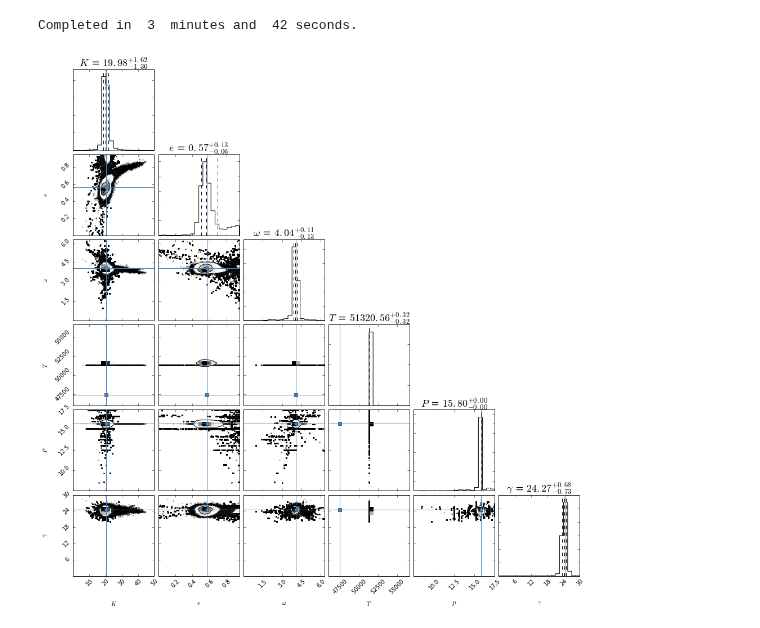
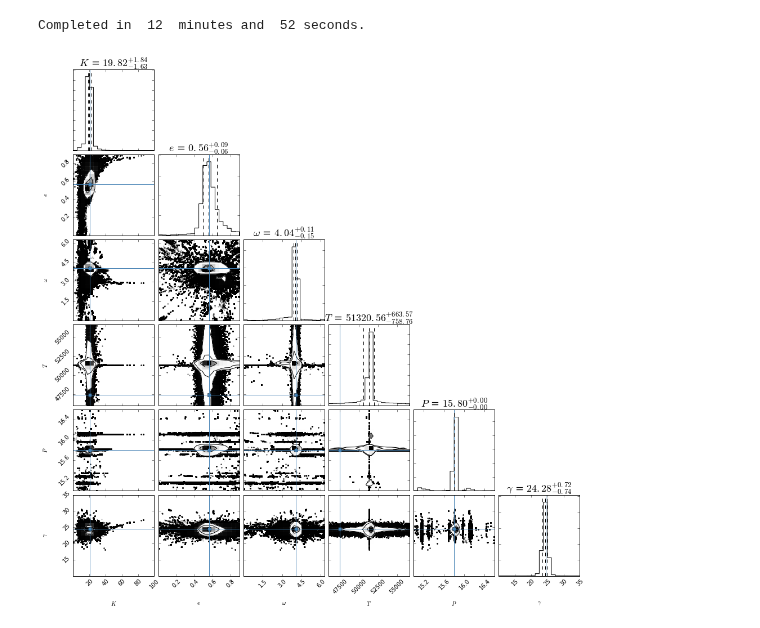
Before and after one commit to jacob-i-skinner/Orbit-Fitting, a Jupyter notebook: emcee stuff.ipynb, the cells around one changed output. Saved outputs shown, nothing was run; the diff lists cells and outputs as text; code cells hidden in the pictures.

```diff
--- a/emcee stuff.ipynb
+++ b/emcee stuff.ipynb
@@ -23,6 +23,7 @@ massRatio   = f.massRatio
 adjustment  = f.adjustment
 RV          = f.RV
 residuals   = f.residuals
+constraints = f.constraints
 
 for i in range(0, len(JD)-1):
     if np.isnan(system[i][1]):
@@ -35,73 +36,74 @@ for i in range(0, len(JD)-1):
         break
 
 mass_ratio = 0.898896068135
-Period = 15.8045
 
-#this function is a slighty tweaked version of the plotter function, designed to play nicely with
-#scipy's curvefit function. Used for an initial estimate of the parameters, from the primary data
-def alteredRV(x, K, e, w, T, P, y): #function generates RV values plot from given parameters
-    M = (2*np.pi/P)*(x-T) #Mean Anomaly is a function of time
-    E1 = M + e*np.sin(M) + ((e**2)*np.sin(2*M)/2) #Eccentric Anomaly is a function of Mean Anomaly
-    while True: #iteratively refines estimate of E1 from initial estimate
-        E0 = E1
-        M0 = E0 - e*np.sin(E0)
-        E1 = E0 +(M-M0)/(1-e*np.cos(E0))
-        if np.amax(E1-E0) < 1E-9:
-            break
-    nu = 2*np.arctan(np.sqrt((1 + e)/(1 - e))*np.tan(E1/2)) #True Anomaly is a function of Eccentric anomaly
-    p = ((K)*(np.cos(nu+w) + (e*np.cos(w)))+y)
-    return p
+lower_bounds = [0, 0, 0, JD[0], 15, 10]
+upper_bounds = [100, 0.9, 2*np.pi, JD[-1], 16.6, 35]
 
-initial_guess, cov = curve_fit(alteredRV, JDp, np.asarray(RVp),
-                            bounds=([0, 0, 0, JD[0], 15, 10], [200, 0.9, 2*np.pi, JD[-1], 16.6, 35]))
+
+def initialGuess(lower, upper):
+    def alteredRV(x, K, e, w, T, P, y): #function generates RV values plot from given parameters
+        M = (2*np.pi/P)*(x-T) #Mean Anomaly is a function of time
+        E1 = M + e*np.sin(M) + ((e**2)*np.sin(2*M)/2) #Eccentric Anomaly is a function of Mean Anomaly
+        while True: #iteratively refines estimate of E1 from initial estimate
+            E0 = E1
+            M0 = E0 - e*np.sin(E0)
+            E1 = E0 +(M-M0)/(1-e*np.cos(E0))
+            if np.amax(E1-E0) < 1E-9:
+                break
+        nu = 2*np.arctan(np.sqrt((1 + e)/(1 - e))*np.tan(E1/2)) #True Anomaly is a function of Eccentric anomaly
+        p = ((K)*(np.cos(nu+w) + (e*np.cos(w)))+y)
+        return p
+    return curve_fit(alteredRV, JDp, np.asarray(RVp), bounds=(lower, upper))[0]
+
+initial_guess = initialGuess(lower_bounds, upper_bounds)
 
 def likelihood(parameters, mass_ratio, primary, secondary):
     r = np.sqrt(sum((np.asarray(primary)-RV(JDp, mass_ratio, parameters)[0])**2)
         +sum((np.asarray(secondary)-RV(JDs, mass_ratio, parameters)[1])**2))
     return -r
 
-def constraints(parameters):
-    K, e, w, T, P, y = parameters[0], parameters[1], parameters[2], parameters[3], parameters[4], parameters[5]
-    if  0 < K < 50 and 0 < e < 0.95 and 0 < w < 2*np.pi and JD[0] < T < JD[-1] and 7.5 < P < 17.5 and 0 < y < 30:
-        return 0
-    return -np.inf
-
-def probability(initial_guess, mass_ratio, RVp, RVs):
-    con = constraints(initial_guess)
+#function is poorly named, returns the negative infinity if parameters lie outside contraints, otherwise
+#returns the output from residuals()
+def probability(initial_guess, mass_ratio, RVp, RVs, lower, upper):
+    con = constraints(initial_guess, lower, upper)
     if not np.isfinite(con):
         return -np.inf
     return con + likelihood(initial_guess, mass_ratio, RVp, RVs)
 
 #set dimensionality and walker number
-ndim, nwalkers = 6, 400
+ndim, nwalkers, nsteps = 6, 1000, 20000
 
 #initialize walkers
-pos = [initial_guess + 0.1*np.random.randn(ndim) for i in range(nwalkers)]
+position = [initial_guess + 0.1*np.random.randn(ndim) for i in range(nwalkers)]
 
-#for j in range(0,5):
-#    for i in range(0, 199):
-#        pos[i][3] = np.linspace(JD[0], JD[-1], num = 200)[i]
-#    for i in range(0, 199):
-#        pos[i][4] = np.linspace(7.5, 17.5, num = 200)[i]
+#walkers distributed in gaussian ball around most likely parameter values
+for i in range(0, nwalkers-1):
+    position[i][0] = initial_guess[0] + 2.5*np.random.randn(1) #K
+    position[i][1] = initial_guess[1] + 0.1*np.random.randn(1) #e
+    position[i][2] = initial_guess[2] + 1  *np.random.randn(1) #w
+    position[i][3] = initial_guess[3] + 2  *np.random.randn(1) #T
+    position[i][4] = initial_guess[4] + 0.1*np.random.randn(1) #P
+    position[i][5] = initial_guess[5] + 3  *np.random.randn(1) #y
 
-#idea for improvement: initialize walkers with gaussian balls of varying sizes, depending on parameter
-sampler = emcee.EnsembleSampler(nwalkers, ndim, probability, args=(mass_ratio, RVp, RVs), threads = 4)
-sampler.run_mcmc(pos, 5000)
 
+sampler = emcee.EnsembleSampler(nwalkers, ndim, probability, args=(mass_ratio, RVp, RVs, lower_bounds, upper_bounds), threads = 4)
+sampler.run_mcmc(position, nsteps)
 
 #create the corner plot
 samples = sampler.chain[:, 500:, :].reshape((-1, ndim))
 fig = corner.corner(samples, labels=["$K$", "$e$", "$\omega$", "$T$", "$P$", "$\gamma$"],
-                    extents=[[0, 50], [0, 0.95], [0, 2*np.pi], [JD[0], JD[-1]], [7.5, 17.5], [0, 30]],
+                    extents=[[lower_bounds[0], upper_bounds[0]], [lower_bounds[1], upper_bounds[1]], [lower_bounds[2], upper_bounds[2]],
+                             [lower_bounds[3], upper_bounds[3]], [lower_bounds[4], upper_bounds[4]], [lower_bounds[5], upper_bounds[5]]],
                     truths = [20.28, 0.568, 4.047, 47433.507, 15.800905, 24.52],
                     quantiles=[0.16, 0.5, 0.84], show_titles=True, title_kwargs={"fontsize": 18})
 #fig.savefig("triangle.png")
 
 t = time.time()
 print('Completed in ', int((t-t0)/60), ' minutes and ', int(((t-t0)/60-int((t-t0)/60))*60), 'seconds.')
 # %% [output]
-Completed in  3  minutes and  42 seconds.
+Completed in  12  minutes and  52 seconds.
-[figure, old version]
+[figure, new version]
 # %%
 x = np.linspace(0, 15.800905, num=1000)
 plt.figure(figsize=(15,8))
```
Also changed, not shown: parts of 3 cells of this notebook, 4 other files.
